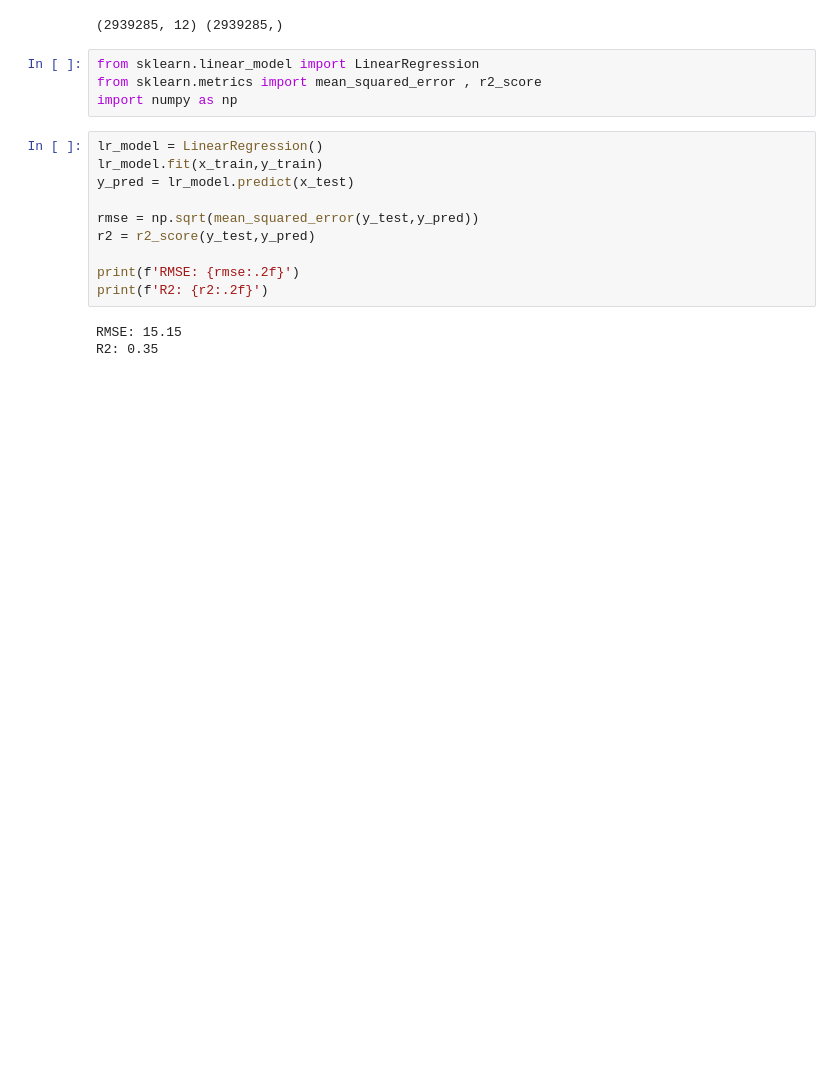
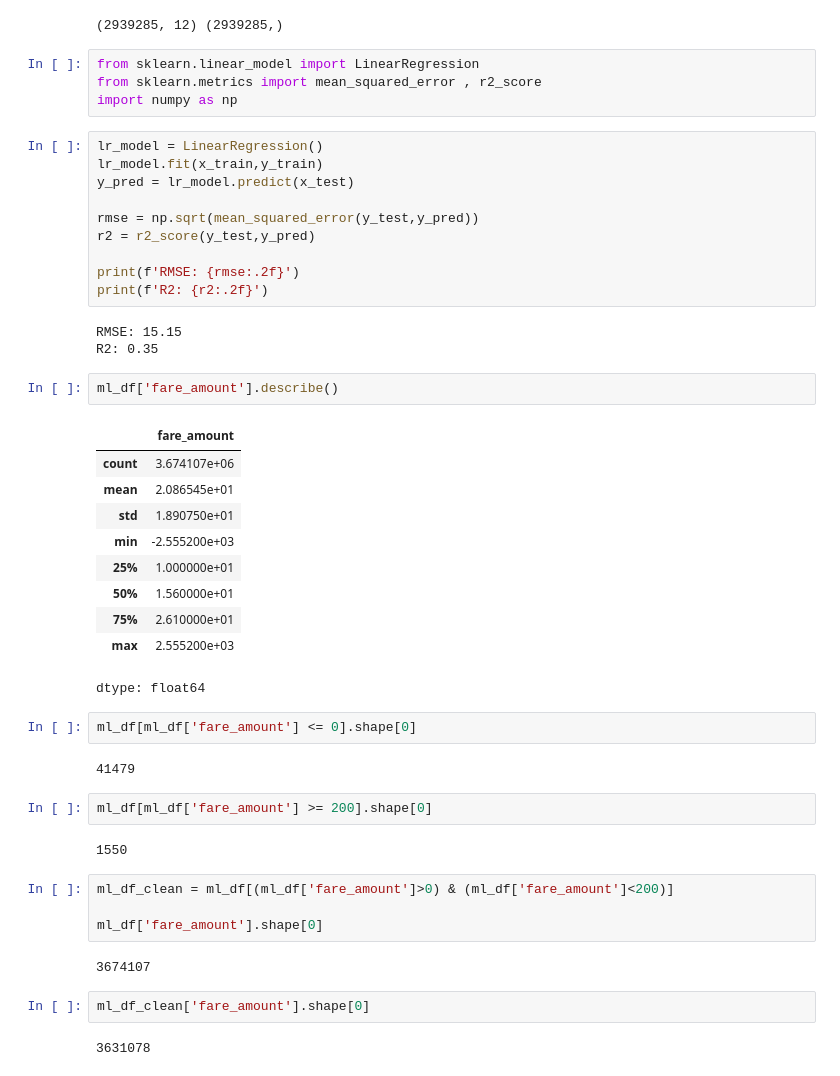
Before and after one commit to sogandghiami/Uber_taxi, a Jupyter notebook: nyc_yellow_taxi_analysis.ipynb, the cells around one changed output. Saved outputs shown, nothing was run; the diff lists cells and outputs as text; blank space fills up the shorter version.

```diff
--- a/nyc_yellow_taxi_analysis.ipynb
+++ b/nyc_yellow_taxi_analysis.ipynb
@@ -484,3 +489,34 @@ print(f'R2: {r2:.2f}')
 # %% [output]
 RMSE: 15.15
 R2: 0.35
+# %%
+ml_df['fare_amount'].describe()
+# %% [output]
+|  | fare_amount |
+| count | 3.674107e+06 |
+| mean | 2.086545e+01 |
+| std | 1.890750e+01 |
+| min | -2.555200e+03 |
+| 25% | 1.000000e+01 |
+| 50% | 1.560000e+01 |
+| 75% | 2.610000e+01 |
+| max | 2.555200e+03 |
+dtype: float64
+# %%
+ml_df[ml_df['fare_amount'] <= 0].shape[0]
+# %% [output]
+41479
+# %%
+ml_df[ml_df['fare_amount'] >= 200].shape[0]
+# %% [output]
+1550
+# %%
+ml_df_clean = ml_df[(ml_df['fare_amount']>0) & (ml_df['fare_amount']<200)]
+
+ml_df['fare_amount'].shape[0]
+# %% [output]
+3674107
+# %%
+ml_df_clean['fare_amount'].shape[0]
+# %% [output]
+3631078
```
Also changed, not shown: parts of 1 cell of this notebook.
